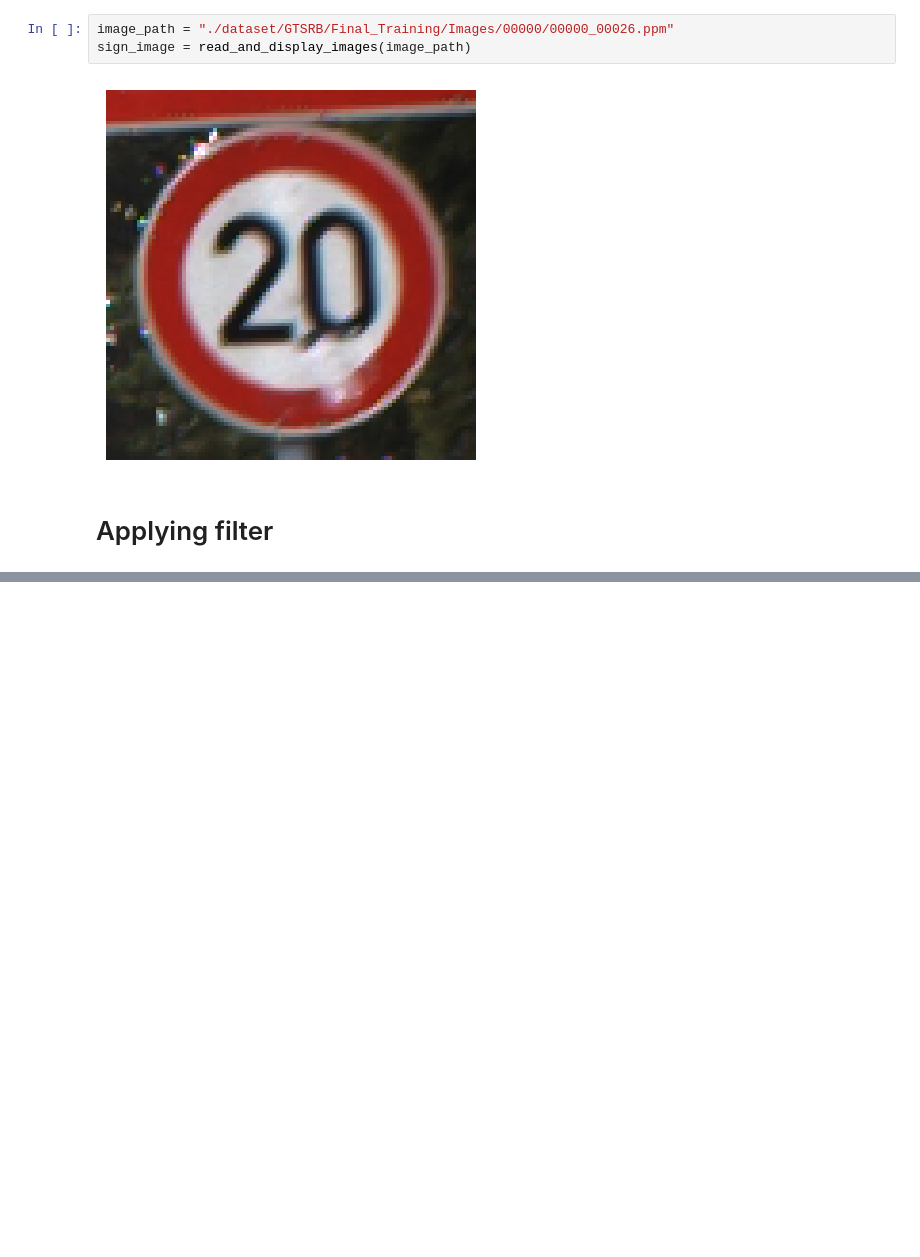
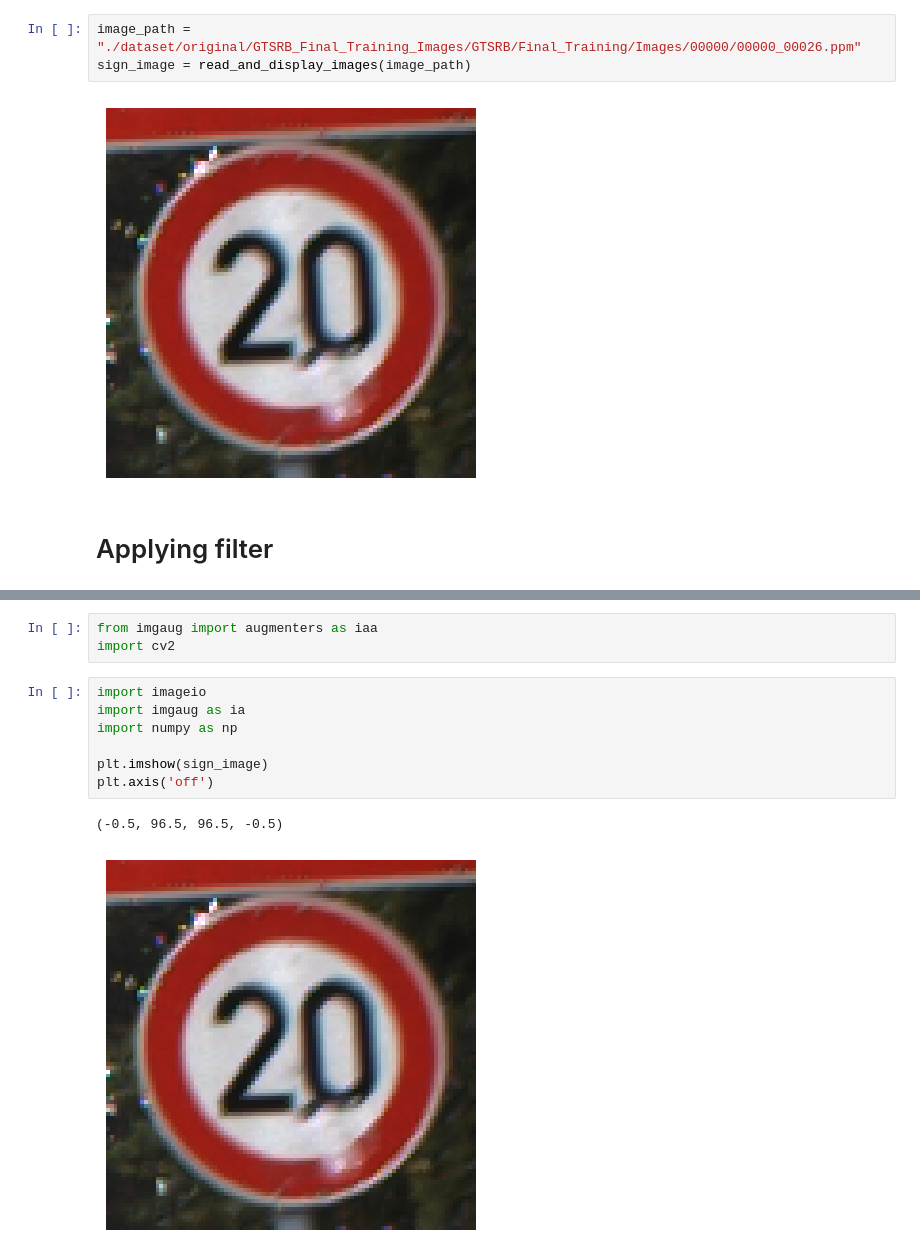
Before and after one commit to ToldoDM/Traffic-Sign-Recognition, a Jupyter notebook: data_augmentation.ipynb, the cells around one changed output, grey strips where cells are left out. Drawn from its saved outputs; the diff is of its cells as text; blank space fills up the shorter version.

Commit message:
imgaug test

```diff
--- a/data_augmentation.ipynb
+++ b/data_augmentation.ipynb
@@ -17,7 +18,7 @@ def read_and_display_images(image_path):
     plt.show()
     return img_rgb
 # %%
-image_path = "./dataset/GTSRB/Final_Training/Images/00000/00000_00026.ppm"
+image_path = "./dataset/original/GTSRB_Final_Training_Images/GTSRB/Final_Training/Images/00000/00000_00026.ppm"
 sign_image = read_and_display_images(image_path)
 # %% [output]
 [figure]
@@ -38,0 +40,13 @@ plt.axis('off')
+# %%
+from imgaug import augmenters as iaa
+import cv2
+# %%
+import imageio
+import imgaug as ia
+import numpy as np
+
+plt.imshow(sign_image)
+plt.axis('off')
+# %% [output]
+(-0.5, 96.5, 96.5, -0.5)
+[figure, added]
```
Also changed, not shown: parts of 3 cells of this notebook.
